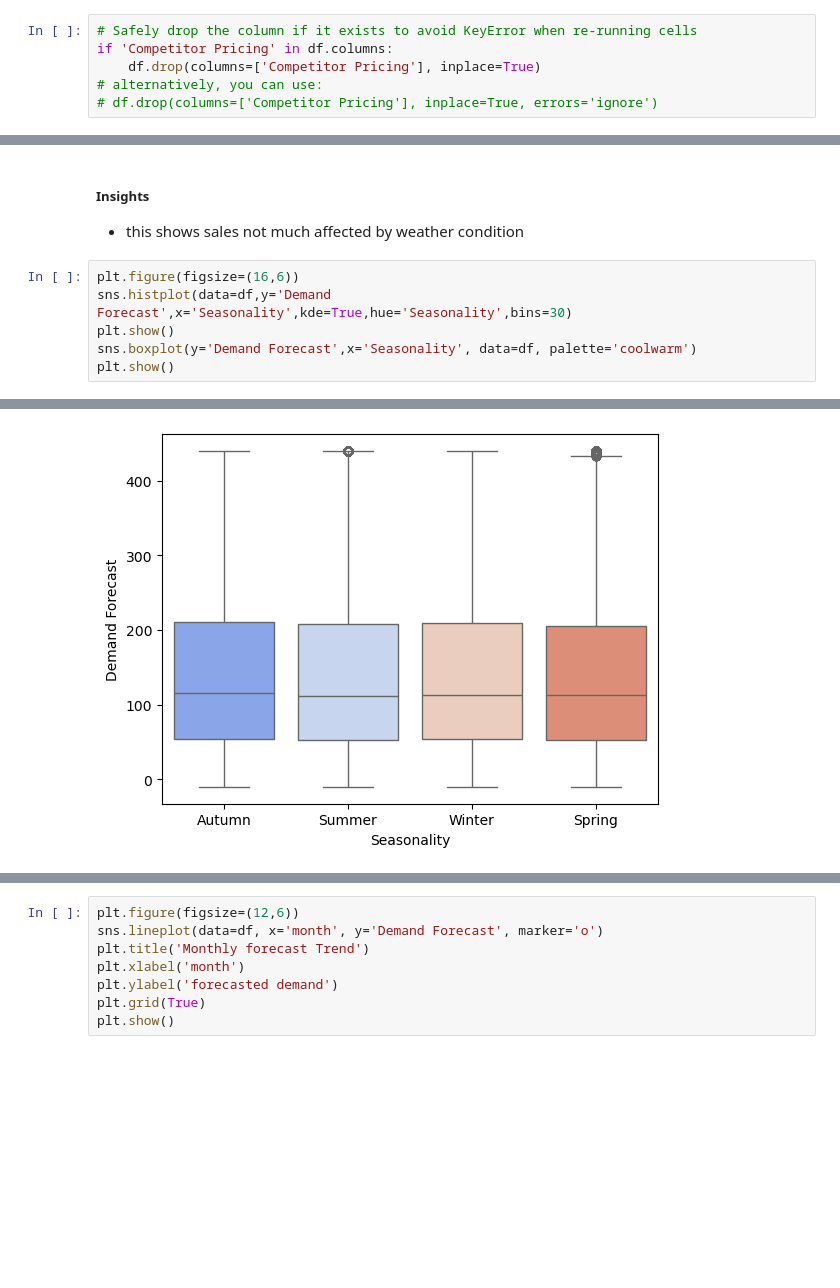
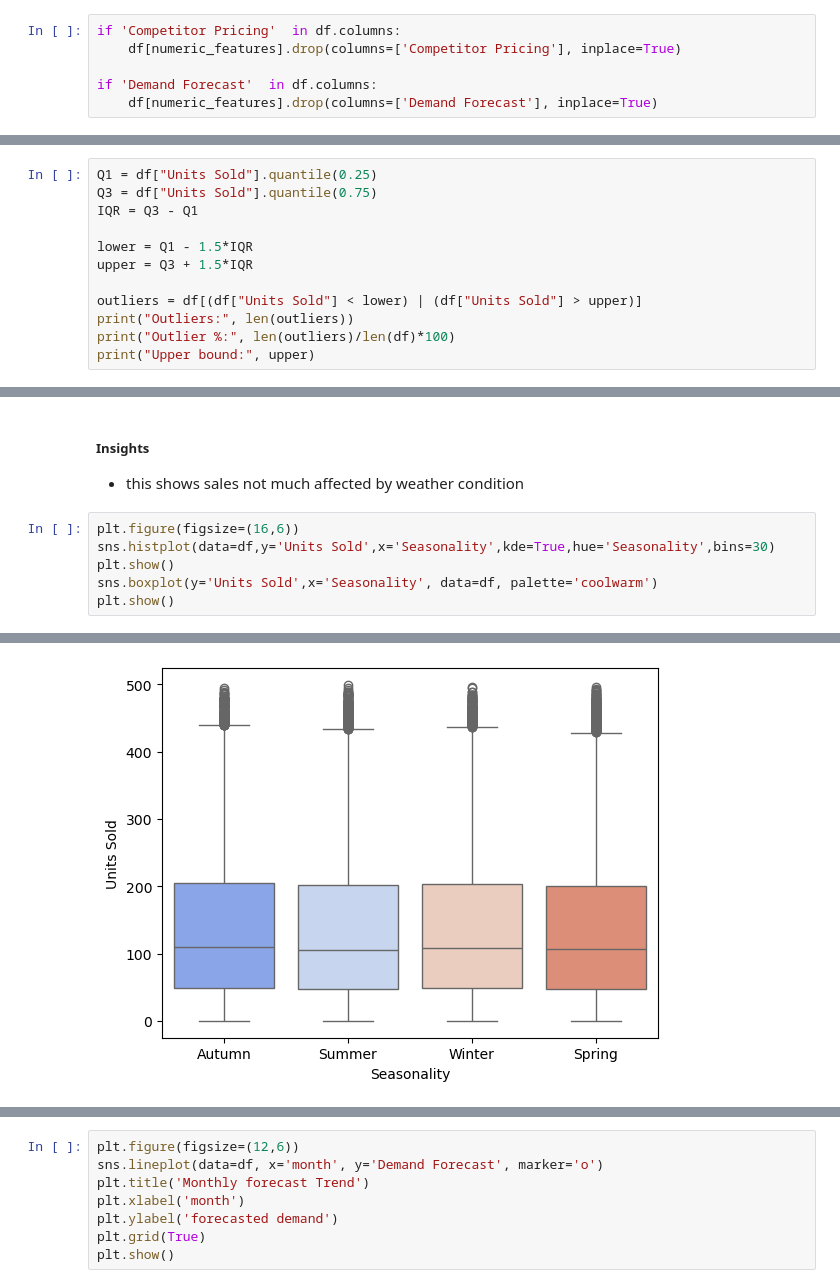
Before and after one commit to adarshk63/mlproject, a Jupyter notebook: notebook/1 . EDA STUDENT PERFORMANCE .ipynb, the cells around one changed output, grey strips where cells are left out. Saved outputs shown, nothing was run; the diff lists cells and outputs as text; blank space fills up the shorter version.

```diff
--- a/notebook/1 . EDA STUDENT PERFORMANCE .ipynb
+++ b/notebook/1 . EDA STUDENT PERFORMANCE .ipynb
@@ -283,6 +284,6 @@ plt.show()
 # %%
-# Safely drop the column if it exists to avoid KeyError when re-running cells
-if 'Competitor Pricing' in df.columns:
-	df.drop(columns=['Competitor Pricing'], inplace=True)
-# alternatively, you can use:
-# df.drop(columns=['Competitor Pricing'], inplace=True, errors='ignore')
+if 'Competitor Pricing'  in df.columns:
+	df[numeric_features].drop(columns=['Competitor Pricing'], inplace=True)
+
+if 'Demand Forecast'  in df.columns:
+	df[numeric_features].drop(columns=['Demand Forecast'], inplace=True)
@@ -293,0 +332,12 @@ KeyError: "['Competitor Pricing'] not in index"
+# %%
+Q1 = df["Units Sold"].quantile(0.25)
+Q3 = df["Units Sold"].quantile(0.75)
+IQR = Q3 - Q1
+
+lower = Q1 - 1.5*IQR
+upper = Q3 + 1.5*IQR
+
+outliers = df[(df["Units Sold"] < lower) | (df["Units Sold"] > upper)]
+print("Outliers:", len(outliers))
+print("Outlier %:", len(outliers)/len(df)*100)
+print("Upper bound:", upper)
@@ -347,8 +410,8 @@ plt.show()
 - this shows sales not  much affected by weather condition
 # %%
 plt.figure(figsize=(16,6))
-sns.histplot(data=df,y='Demand Forecast',x='Seasonality',kde=True,hue='Seasonality',bins=30)
+sns.histplot(data=df,y='Units Sold',x='Seasonality',kde=True,hue='Seasonality',bins=30)
 plt.show()
-sns.boxplot(y='Demand Forecast',x='Seasonality', data=df, palette='coolwarm')
+sns.boxplot(y='Units Sold',x='Seasonality', data=df, palette='coolwarm')
 plt.show()
 # %% [output]
@@ -356 +419 @@ plt.show()
-[figure, old version]
+[figure, new version]
```
Also changed, not shown: parts of 31 cells of this notebook, 18 other files.
